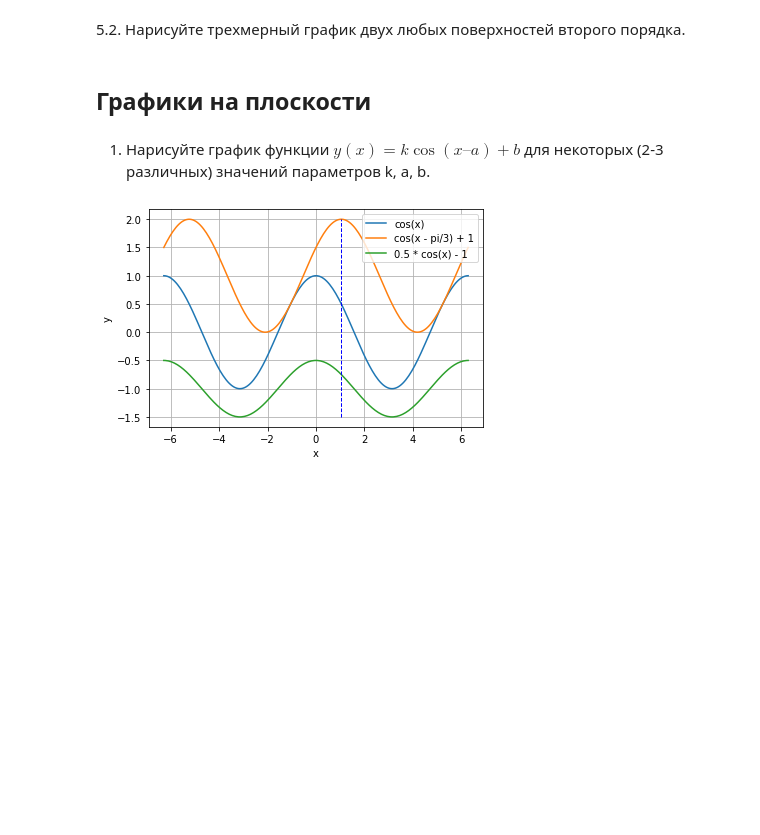
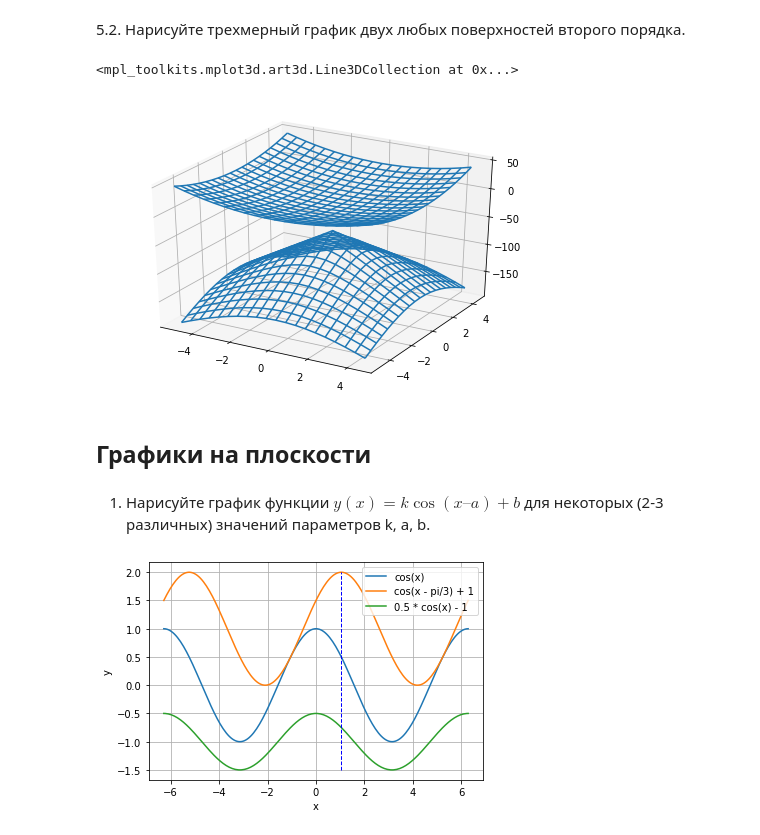
Before and after one commit to dimireme/advanced_math_gb_course, a Jupyter notebook: lesson_3.ipynb, the cells around one changed output. Saved outputs shown, nothing was run; the diff lists cells and outputs as text; code cells hidden in the pictures; blank space fills up the shorter version.

```diff
--- a/lesson_3.ipynb
+++ b/lesson_3.ipynb
@@ -94,5 +135,20 @@ plt.show()
 # %% [markdown]
 5.2. Нарисуйте трехмерный график двух любых поверхностей второго порядка.
+# %%
+fig = figure()
+ax = Axes3D(fig)
+x = np.arange(-5, 5, 0.5)
+y = np.arange(-5, 5, 0.5)
+X, Y = np.meshgrid(x, y)
+# параболойд
+Z1 = X**2 + Y**2
+# конус
+Z2 = -np.sqrt((20*X)**2 + (20*Y)**2)-50
+ax.plot_wireframe(X, Y, Z1)
+ax.plot_wireframe(X, Y, Z2)
+# %% [output]
+<mpl_toolkits.mplot3d.art3d.Line3DCollection at 0x...>
+[figure, added]
 # %% [markdown]
 ## Графики на плоскости
 # %% [markdown]
```
Also changed, not shown: parts of 11 cells of this notebook.
